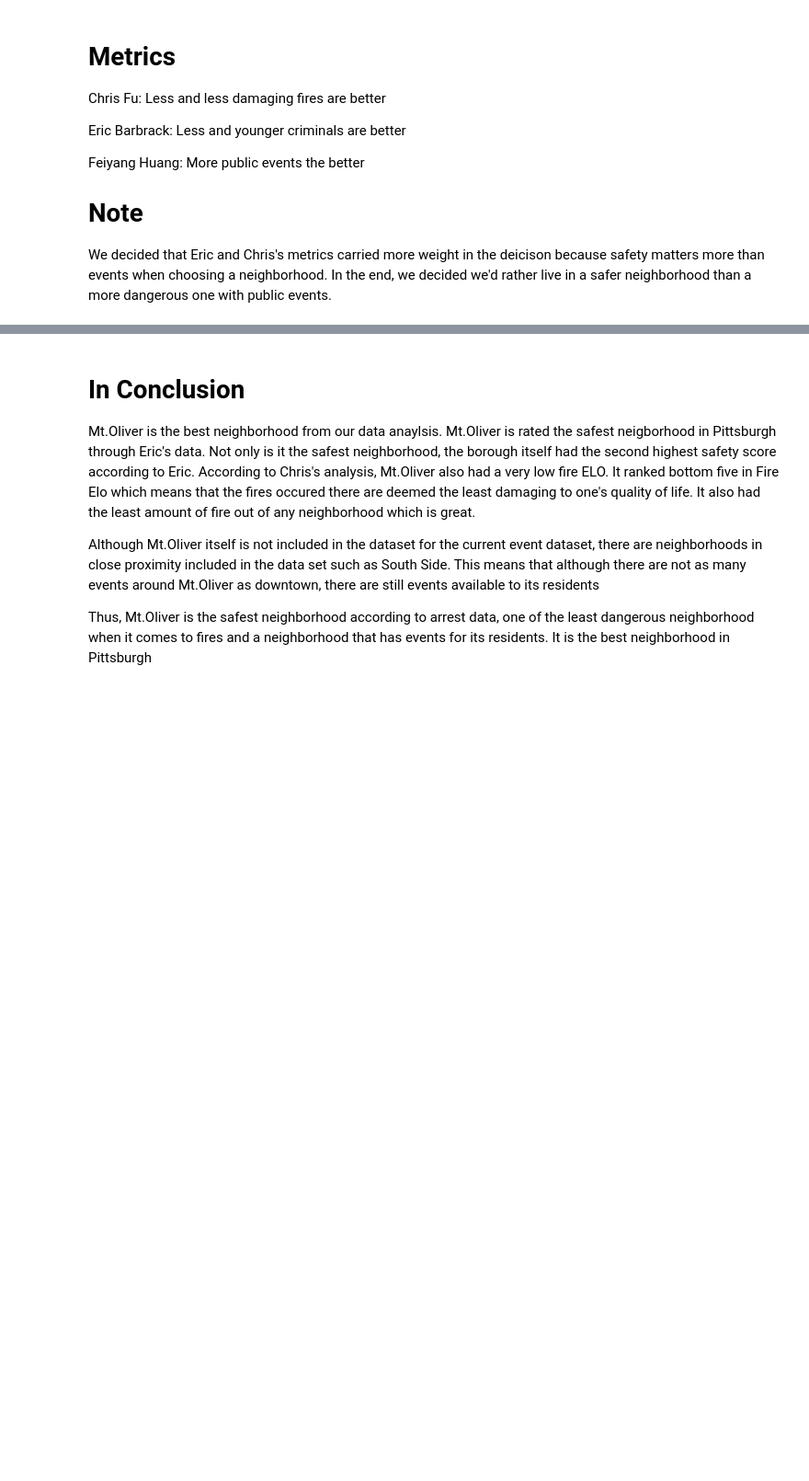
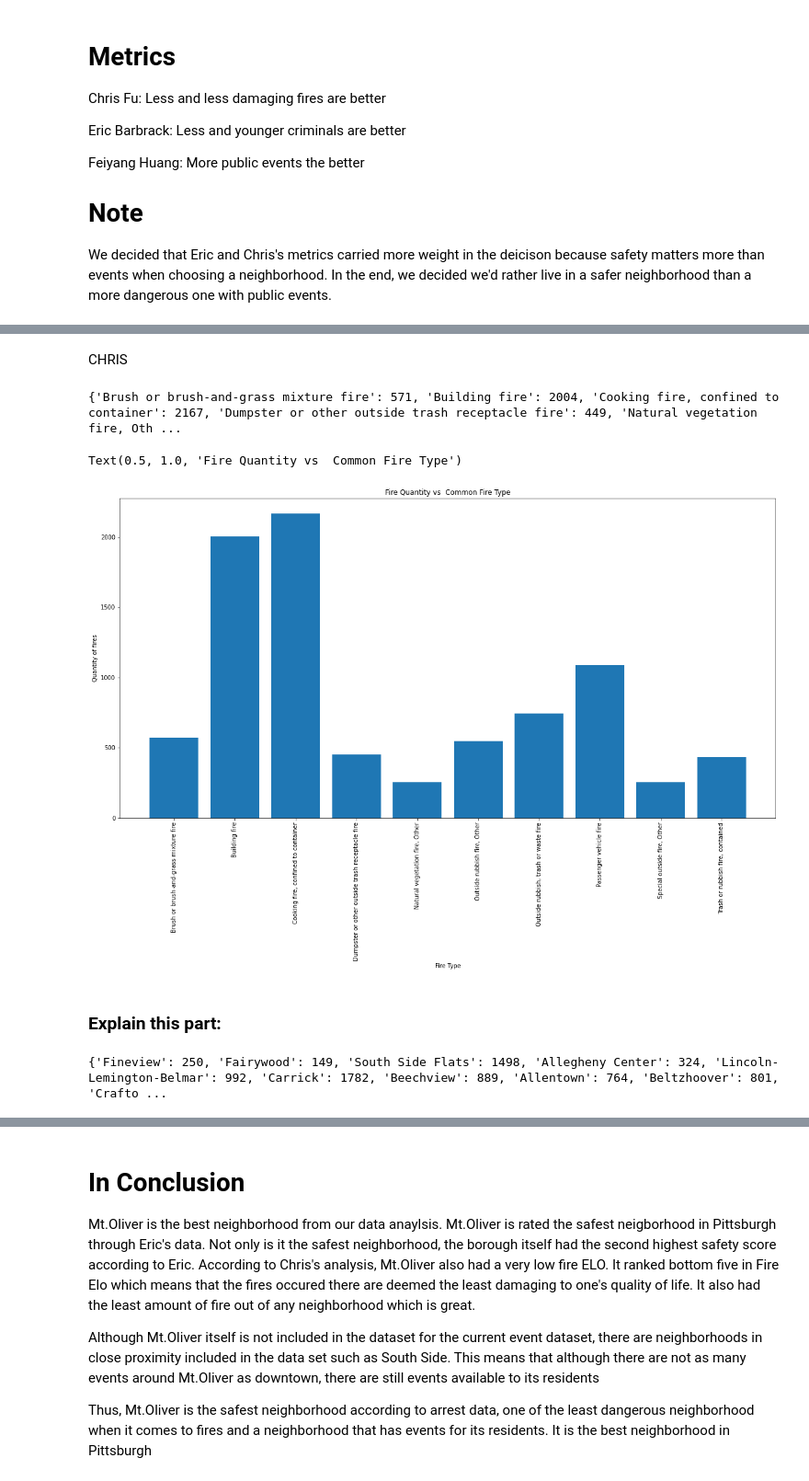
Before and after one commit to Eric-Barbrack/Big-Ideas-Final-Project, a Jupyter notebook: Explain.ipynb, the cells around one changed output, grey strips where cells are left out. Shown at 92% size. Cells and saved outputs as stored; diff of their text form; code cells hidden in the pictures; blank space fills up the shorter version.

```diff
--- a/Explain.ipynb
+++ b/Explain.ipynb
@@ -10,0 +135,44 @@ We decided that Eric and Chris's metrics carried more weight in the deicison bec
+# %% [markdown]
+CHRIS
+# %%
+keys2 = list(commonFire.keys())
+print(commonFire)
+values2 = list(commonFire.values())
+plt.figure(figsize=(20, 10))
+plt.bar(keys2, values2)
+plt.xlabel('Fire Type')
+#plt.figure(figsize=(20, 5))
+plt.ylabel('Quantity of fires')
+plt.xticks(rotation=90)
+plt.title('Fire Quantity vs  Common Fire Type')
+# %% [output]
+{'Brush or brush-and-grass mixture fire': 571, 'Building fire': 2004, 'Cooking fire, confined to container': 2167, 'Dumpster or other outside trash receptacle fire': 449, 'Natural vegetation fire, Oth ...
+Text(0.5, 1.0, 'Fire Quantity vs  Common Fire Type')
+[figure, added]
+# %% [markdown]
+### Explain this part:
+# %%
+fireScore = {"Building fire":8,"Passenger vehicle fire":7,"Outside rubbish fire, Other":10,"Cooking fire, confined to container": 1,"Outside rubbish, trash or waste fire": 9,
+              "Trash or rubbish fire, contained": 8,"Brush or brush-and-grass mixture fire": 5,"Special outside fire, Other":5,"Mobile property (vehicle) fire, Other": 6,
+              "Fuel burner/boiler malfunction, fire confined": 3,"Fires in structure other than in a building":2,"Off-road vehicle or heavy equipment fire": 4,"Outside equipment fire":4,
+              "Fire, Other":1,"Garbage dump or sanitary landfill fire": 10,"Dumpster or other outside trash receptacle fire":10,"Grass fire":2,"Chimney or flue fire, confined to chimney or flue": 3,
+             "Natural vegetation fire, Other": 4,"Commercial Compactor fire, confined to rubbish": 10,"Self-propelled motor home or recreational vehicle":6,"Outside storage fire": 5,
+             "Construction or demolition landfill fire":10,"Forest, woods or wildland fire":7,"Road freight or transport vehicle fire":7,"Rail vehicle fire": 10,"Fire in portable building, fixed location": 5,
+             "Fire in mobile prop used as a fixed struc, Other": 5, "Water vehicle fire":8,"Outside gas or vapor combustion explosion": 10,"Outside stationary compactor/compacted trash fire": 10,
+             "Cultivated trees or nursery stock fire":6,"Incinerator overload or malfunction, fire confined":3,"Cultivated grain or crop fire":2,"Outside mailbox fire":1,"Cultivated vegetation, crop fire, Other":2,
+             "Fire in mobile home used as fixed residence":7,"Fire in motor home, camper, recreational vehicle":7,"Camper or recreational vehicle (RV) fire":8,"Structure fire, Other (conversion only)":3}
+
+weighted = {}
+for i in range(len(data)):
+    hood=str(data.iloc[i][9])
+    fire =str(data.iloc[i][3])
+    if hood in weighted:
+        weighted[hood]=  weighted[hood]+fireScore[fire]
+
+    else:
+        weighted[hood] =fireScore[fire]
+
+weighted.pop("nan")
+print(weighted)
+# %% [output]
+{'Fineview': 250, 'Fairywood': 149, 'South Side Flats': 1498, 'Allegheny Center': 324, 'Lincoln-Lemington-Belmar': 992, 'Carrick': 1782, 'Beechview': 889, 'Allentown': 764, 'Beltzhoover': 801, 'Crafto ...
```
Also changed, not shown: parts of 40 cells of this notebook, 1 other file.
